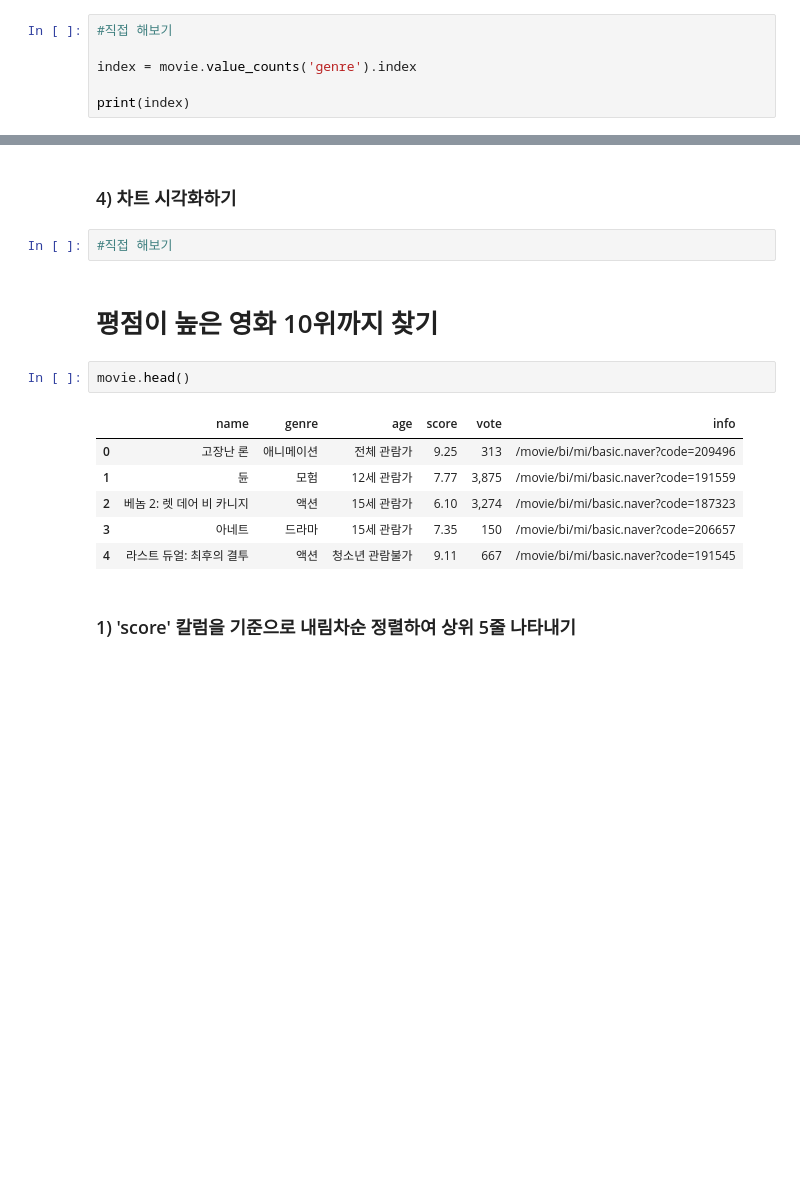
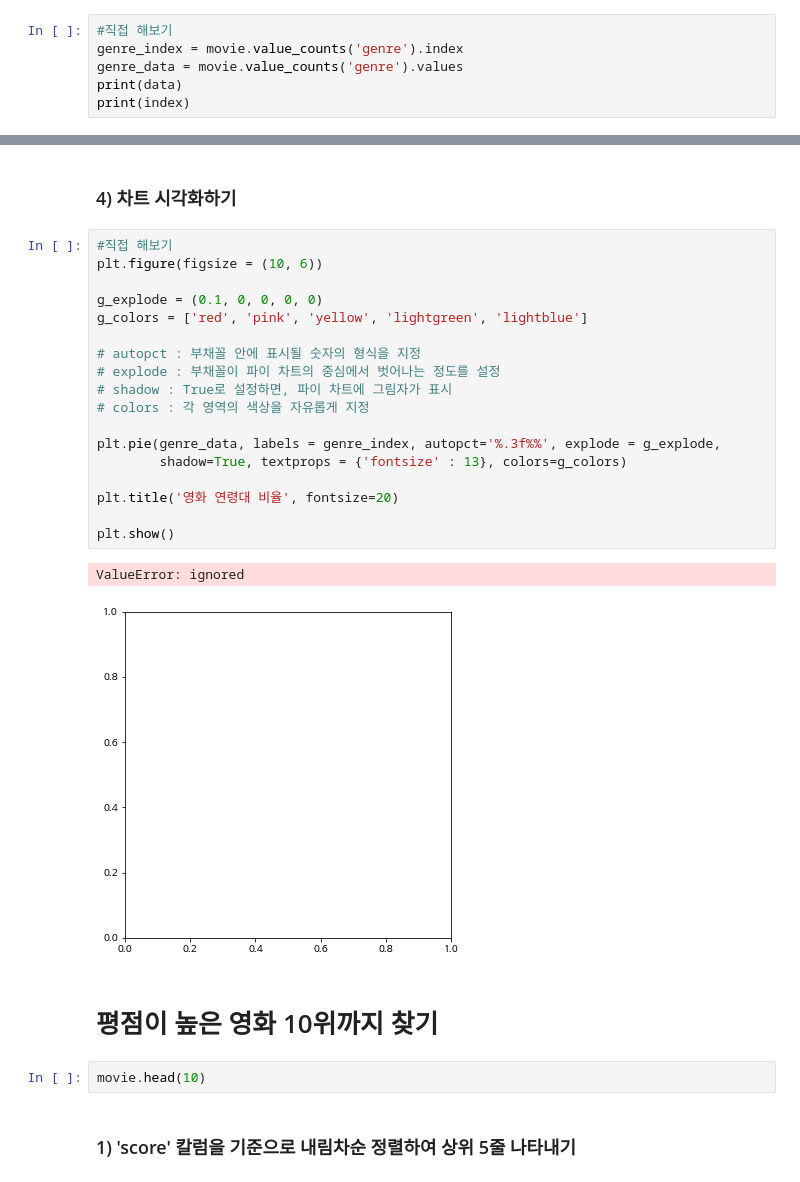
Before and after one commit to blackgreenc/AI, a Jupyter notebook: 네이버영화_크롤링_및_데이터분석_(학생).ipynb, the cells around one changed output, grey strips where cells are left out. Drawn from its saved outputs; the diff is of its cells as text; blank space fills up the shorter version.

```diff
--- a/네이버영화_크롤링_및_데이터분석_(학생).ipynb
+++ b/네이버영화_크롤링_및_데이터분석_(학생).ipynb
@@ -437,8 +410,8 @@ dtype: int64
 ### 2) index와 values 값 확인
 # %%
 #직접 해보기
-
-index = movie.value_counts('genre').index
-
+genre_index = movie.value_counts('genre').index
+genre_data = movie.value_counts('genre').values
+print(data)
 print(index)
 # %% [output]
@@ -468,19 +432,31 @@ Index(['드라마', '애니메이션', '다큐멘터리', '액션', '멜로/로
       dtype='object', name='genre')
 # %% [markdown]
 ### 4) 차트 시각화하기
-# %%
-#직접 해보기
+# %%
+#직접 해보기
+plt.figure(figsize = (10, 6))
+
+g_explode = (0.1, 0, 0, 0, 0)
+g_colors = ['red', 'pink', 'yellow', 'lightgreen', 'lightblue']
+
+# autopct : 부채꼴 안에 표시될 숫자의 형식을 지정
+# explode : 부채꼴이 파이 차트의 중심에서 벗어나는 정도를 설정
+# shadow : True로 설정하면, 파이 차트에 그림자가 표시
+# colors : 각 영역의 색상을 자유롭게 지정
+
+plt.pie(genre_data, labels = genre_index, autopct='%.3f%%', explode = g_explode,
+        shadow=True, textprops = {'fontsize' : 13}, colors=g_colors)
+
+plt.title('영화 연령대 비율', fontsize=20)
+
+plt.show()
+# %% [output]
+ValueError: ignored
+[figure, added]
 # %% [markdown]
 # 평점이 높은 영화 10위까지 찾기
 # %%
-movie.head()
+movie.head(10)
-# %% [output]
-|  | name | genre | age | score | vote | info |
-| 0 | 고장난 론 | 애니메이션 | 전체 관람가 | 9.25 | 313 | /movie/bi/mi/basic.naver?code=209496 |
-| 1 | 듄 | 모험 | 12세 관람가 | 7.77 | 3,875 | /movie/bi/mi/basic.naver?code=191559 |
-| 2 | 베놈 2: 렛 데어 비 카니지 | 액션 | 15세 관람가 | 6.10 | 3,274 | /movie/bi/mi/basic.naver?code=187323 |
-| 3 | 아네트 | 드라마 | 15세 관람가 | 7.35 | 150 | /movie/bi/mi/basic.naver?code=206657 |
-| 4 | 라스트 듀얼: 최후의 결투 | 액션 | 청소년 관람불가 | 9.11 | 667 | /movie/bi/mi/basic.naver?code=191545 |
 # %% [markdown]
 ### 1) 'score' 칼럼을 기준으로 내림차순 정렬하여 상위 5줄 나타내기
 # %%
```
Also changed, not shown: parts of 48 cells of this notebook.
